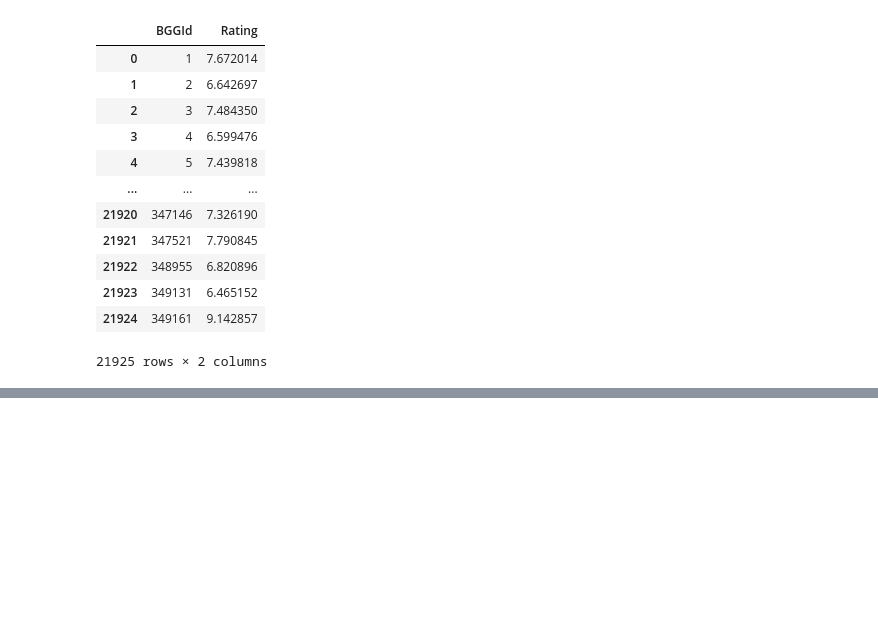
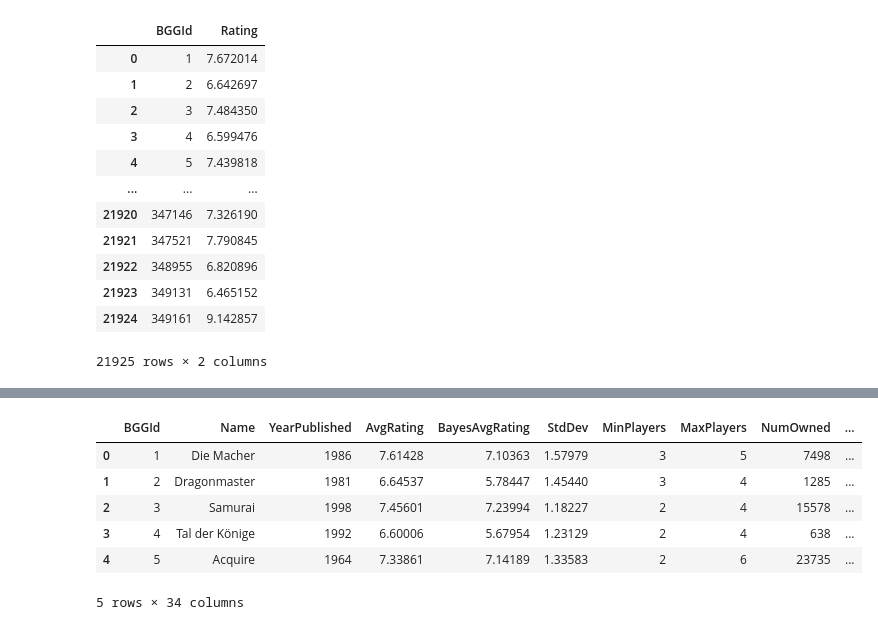
Before and after one commit to LeonDenBoer/ML_V, a Jupyter notebook: ML_oefenopdracht.ipynb, the cells around one changed output, grey strips where cells are left out. Cells and saved outputs as stored; diff of their text form; code cells hidden in the pictures; blank space fills up the shorter version.

```diff
--- a/ML_oefenopdracht.ipynb
+++ b/ML_oefenopdracht.ipynb
@@ -62,0 +42,28 @@ filtered_games.head()
+# %%
+# opschonen dataset games
+# --------------------------------------------------
+
+# Niet-correcte jaartallen gefilterd
+filtered_games = games[(games['YearPublished'] >= 1960) & (games['YearPublished'] <= 2021)]
+
+# verwijderen div. columns die geen toegevoegde waarde hebben:
+filtered_games_removed_columns = filtered_games.drop(
+    [
+        'Description', 'GameWeight', 'ComAgeRec', 'LanguageEase', 'BestPlayers', 'GoodPlayers', 'NumWeightVotes',
+        'NumUserRatings', 'NumComments', 'NumAlternates', 'NumExpansions', 'NumImplementations', 'IsReimplementation',
+        'Kickstarted', 'ImagePath',
+    ],
+    axis=1)
+
+# User_rating mergen met de games.csv
+joined_df = filtered_games_removed_columns.merge(group_user_rating, how = "left", on = 'BGGId')
+
+joined_df.head()
+# %% [output]
+|  | BGGId | Name | YearPublished | AvgRating | BayesAvgRating | StdDev | MinPlayers | MaxPlayers | NumOwned | ... |
+| 0 | 1 | Die Macher | 1986 | 7.61428 | 7.10363 | 1.57979 | 3 | 5 | 7498 | ... |
+| 1 | 2 | Dragonmaster | 1981 | 6.64537 | 5.78447 | 1.45440 | 3 | 4 | 1285 | ... |
+| 2 | 3 | Samurai | 1998 | 7.45601 | 7.23994 | 1.18227 | 2 | 4 | 15578 | ... |
+| 3 | 4 | Tal der Könige | 1992 | 6.60006 | 5.67954 | 1.23129 | 2 | 4 | 638 | ... |
+| 4 | 5 | Acquire | 1964 | 7.33861 | 7.14189 | 1.33583 | 2 | 6 | 23735 | ... |
+5 rows × 34 columns
```
Also changed, not shown: parts of 10 cells of this notebook.
